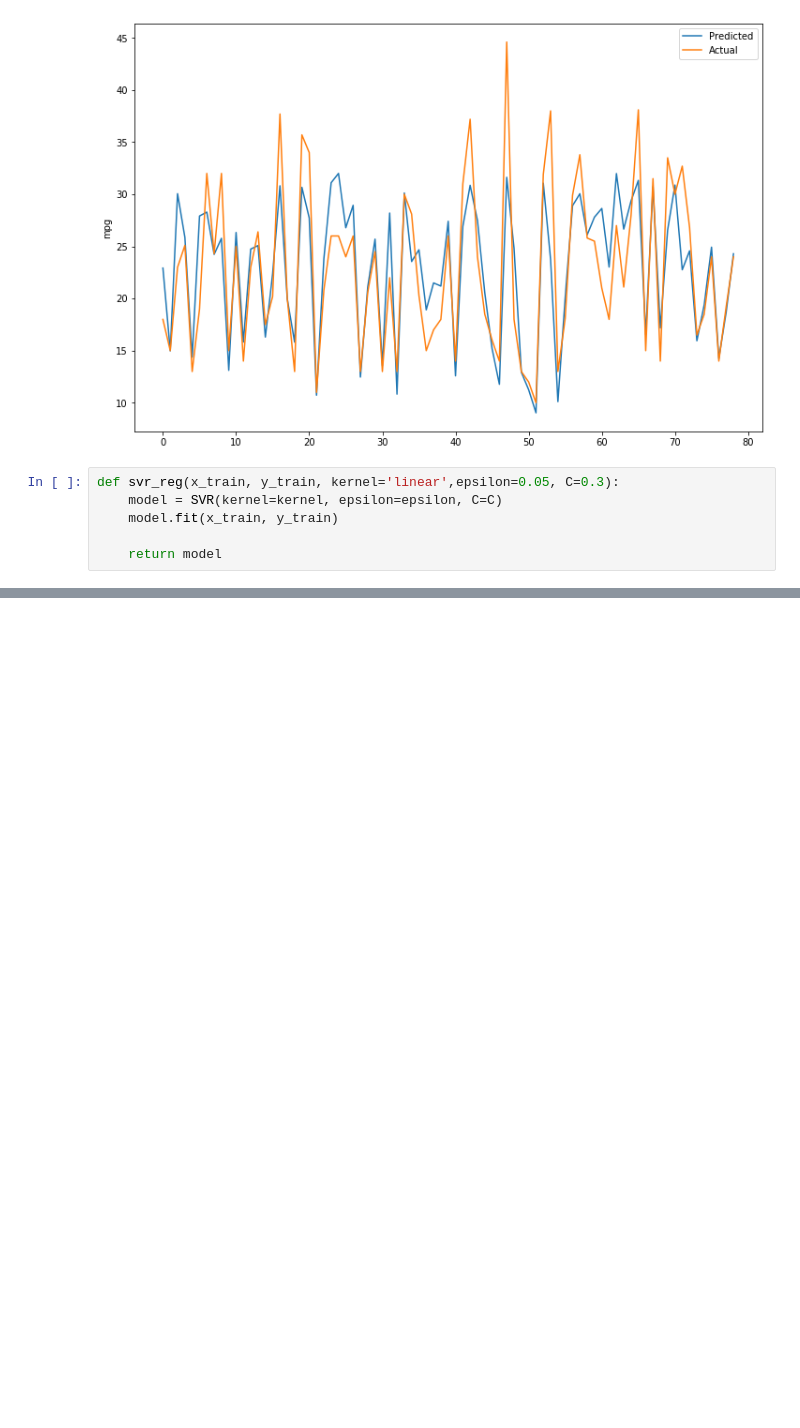
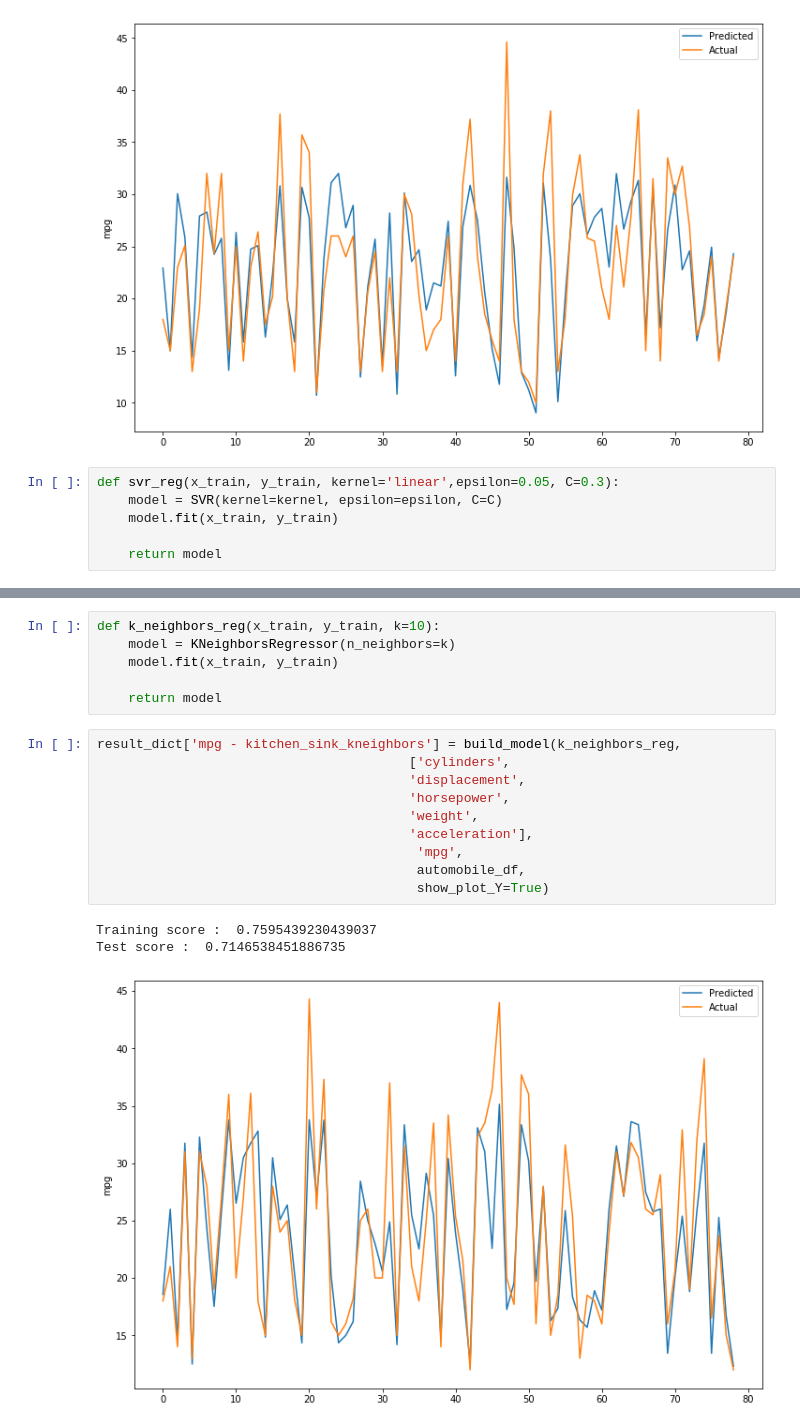
Before and after one commit to cristianMardare/scikit-learn-course, a Jupyter notebook: automobile-mpg-multiple-regression-models.ipynb, the cells around one changed output, grey strips where cells are left out. Cells and saved outputs as stored; diff of their text form; blank space fills up the shorter version.

Commit message:
feat: k-nearest neighbors regression model to predict mpg on automobile dataset

```diff
--- a/automobile-mpg-multiple-regression-models.ipynb
+++ b/automobile-mpg-multiple-regression-models.ipynb
@@ -266,0 +272,20 @@ result_dict['mpg - kitchen_sink_svr'] = build_model(svr_reg,
+# %%
+def k_neighbors_reg(x_train, y_train, k=10):
+    model = KNeighborsRegressor(n_neighbors=k)
+    model.fit(x_train, y_train)
+
+    return model
+# %%
+result_dict['mpg - kitchen_sink_kneighbors'] = build_model(k_neighbors_reg,
+                                        ['cylinders',
+                                        'displacement',
+                                        'horsepower',
+                                        'weight',
+                                        'acceleration'],
+                                         'mpg',
+                                         automobile_df,
+                                         show_plot_Y=True)
+# %% [output]
+Training score :  0.7595439230439037
+Test score :  0.7146538451886735
+[figure, added]
```
Also changed, not shown: parts of 2 cells of this notebook.
